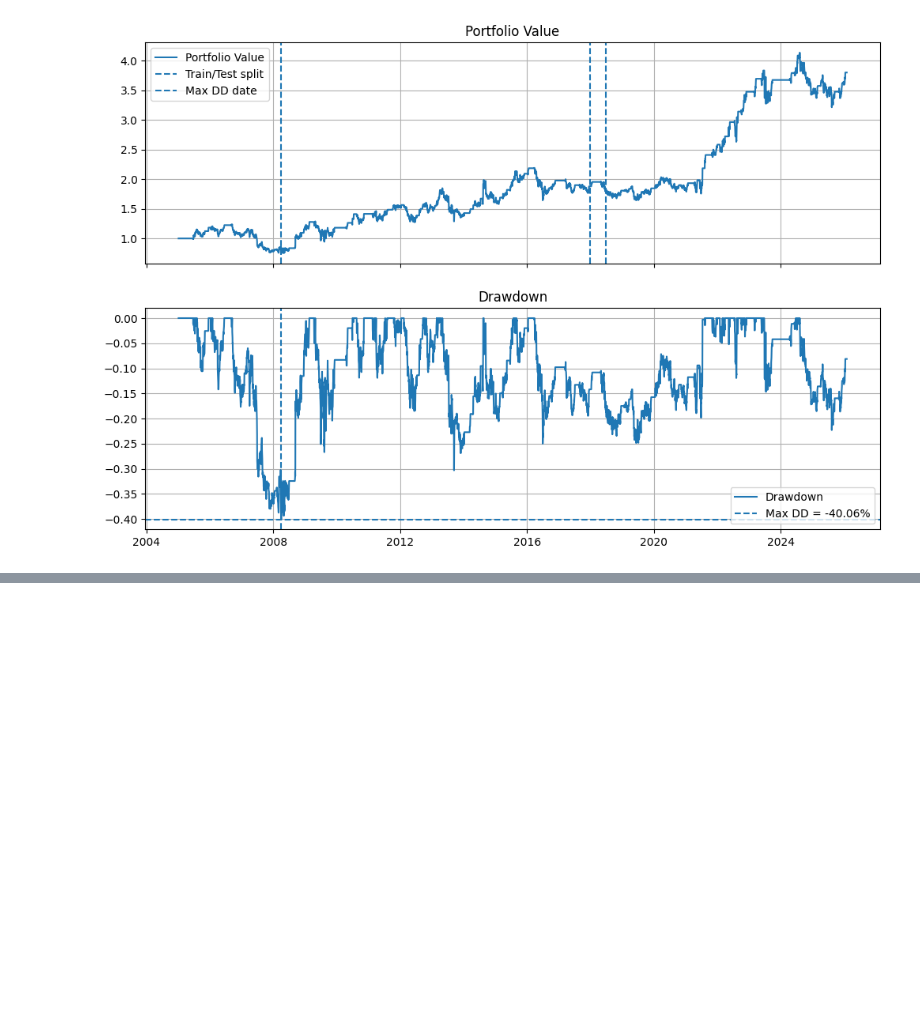
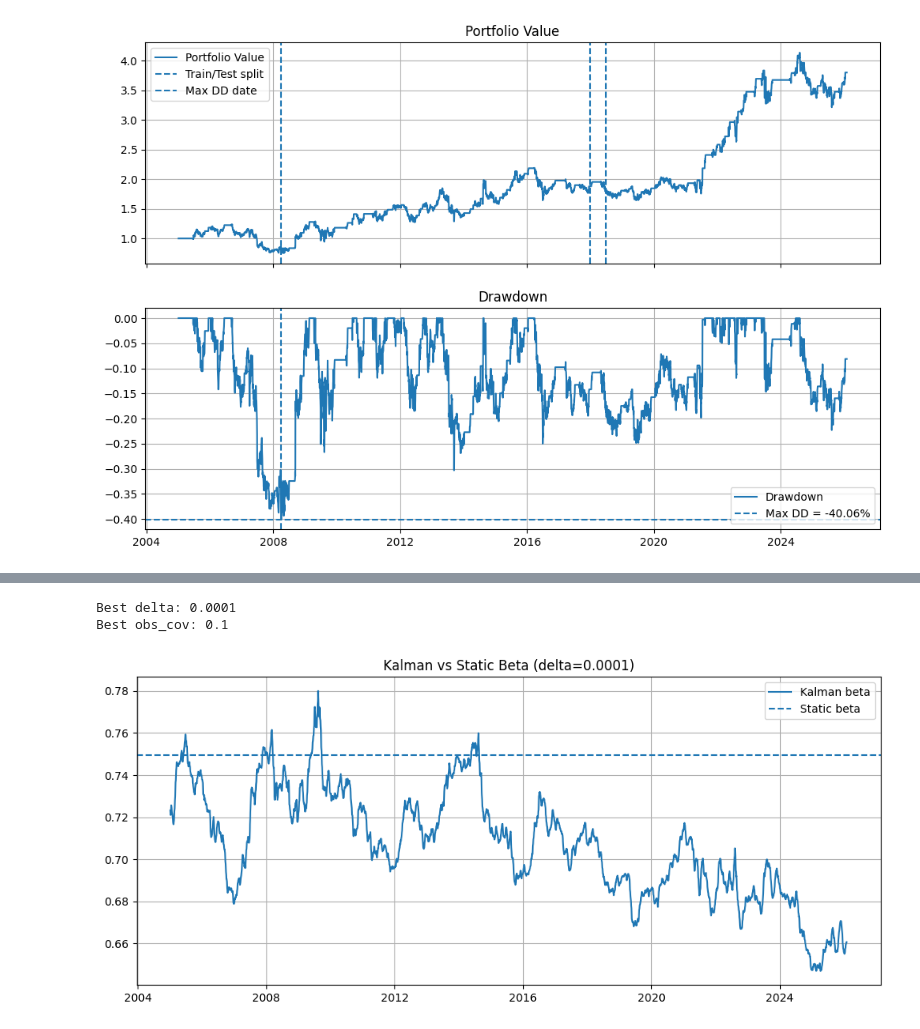
Before and after one commit to wiktorgrocholewski/Spring2026-TIC, a Jupyter notebook: 6_mean_reversion_strategy/Strategy Antonio.ipynb, the cells around one changed output, grey strips where cells are left out. Cells and saved outputs as stored; diff of their text form; code cells hidden in the pictures; blank space fills up the shorter version.

Commit message:
spread_estimation_changes

```diff
--- a/6_mean_reversion_strategy/Strategy Antonio.ipynb
+++ b/6_mean_reversion_strategy/Strategy Antonio.ipynb
@@ -472,0 +558,37 @@ Date of maximum drawdown: 2008-04-01 00:00:00
+# %%
+best_delta = results_df.iloc[1]["delta"]
+best_obs_cov = results_df.iloc[1]["obs_cov"]
+
+print("Best delta:", best_delta)
+print("Best obs_cov:", best_obs_cov)
+# %% [output]
+Best delta: 0.0001
+Best obs_cov: 0.1
+# %%
+prices_kf = kalman_spread(
+    prices,
+    delta=best_delta,
+    alpha_init=alpha_init,
+    beta_init=beta_init,
+    obs_cov=best_obs_cov
+)
+
+prices_kf = kalman_strategy(prices_kf, hl_window=hl_joh, entry_z=1.5, exit_z=0)
+
+train_kf = prices_kf[prices_kf["Date"] <= train_end].copy()
+test_kf  = prices_kf[prices_kf["Date"] > gap_end].copy()
+# %%
+plt.figure(figsize=(12,5))
+
+# Kalman beta (time-varying)
+plt.plot(prices_kf["Date"], prices_kf["beta_kf"], label="Kalman beta")
+
+# Static beta (constant line)
+plt.axhline(y=hedge_ratio, linestyle="--", label="Static beta")
+
+plt.title(f"Kalman vs Static Beta (delta={best_delta})")
+plt.legend()
+plt.grid(True)
+plt.show()
+# %% [output]
+[figure, added]
```
Also changed, not shown: parts of 7 cells of this notebook.
